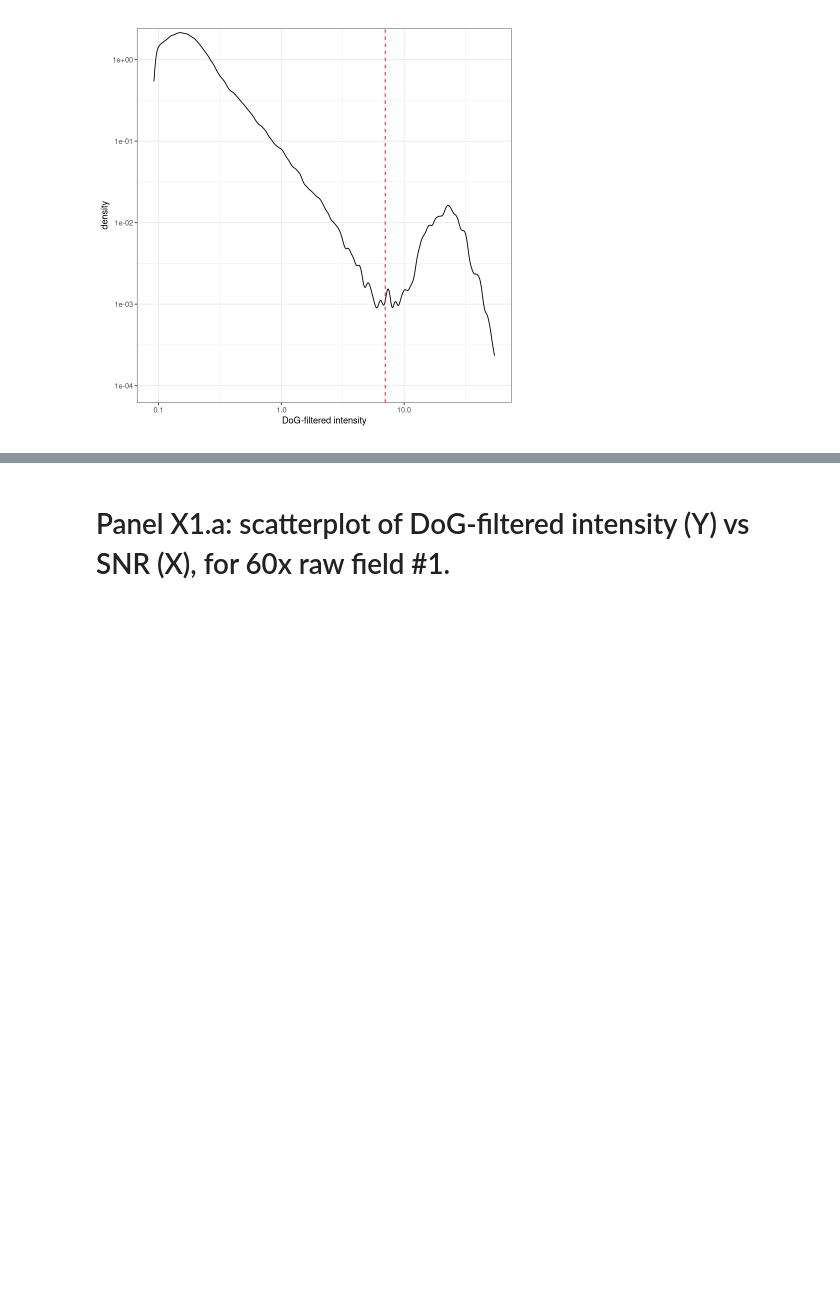
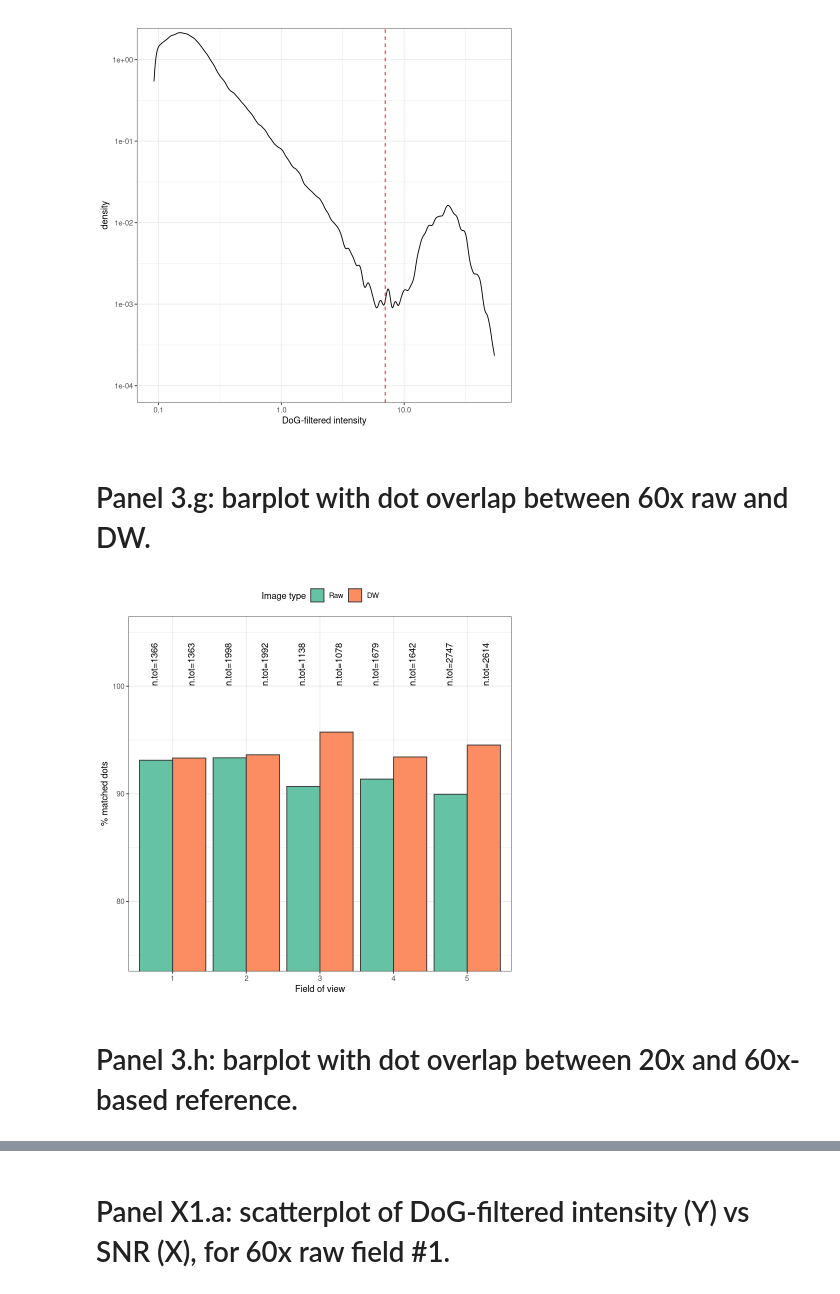
Before and after one commit to ggirelli/deconwolf-smFISH-analysis, a Jupyter notebook: notebooks/manuscript/1_panels.ipynb, the cells around one changed output, grey strips where cells are left out. Drawn from its saved outputs; the diff is of its cells as text; code cells hidden in the pictures; blank space fills up the shorter version.

```diff
--- a/notebooks/manuscript/1_panels.ipynb
+++ b/notebooks/manuscript/1_panels.ipynb
@@ -61,3 +61,20 @@ print(p)
 # %%
 ggsave(plot=p, file="panels/fig_3f.png", width=4, height=4)
 saveRDS(p, "panels_rds/fig_3f.rds")
+# %% [markdown]
+# Panel 3.g: barplot with dot overlap between 60x raw and DW.
+# %%
+counts = fread("../../data/60x_reference/matched_dots.field_thr.counts.tsv")[series_id <= 5]
+# %%
+pdata = melt(counts[, .(series_id, raw_matched=matched/raw_total, dw_matched=matched/dw_total)], "series_id")
+p = ggplot(pdata, aes(x=factor(series_id), fill=variable, y=value*100)) + geom_col(position="dodge", color="#323232") +
+    scale_fill_brewer("Image type", palette="Set2", labels=c("Raw", "DW")) + theme_bw() +
+    geom_text(data=counts[, .(series_id, variable="raw_matched", value=1, label=raw_total)],
+              aes(label=paste0("n.tot=", label)), angle=90, nudge_x=-.25, hjust=0) +
+    geom_text(data=counts[, .(series_id, variable="dw_matched", value=1, label=dw_total)],
+              aes(label=paste0("n.tot=", label)), angle=90, nudge_x=+.25, hjust=0) +
+    coord_cartesian(ylim=c(75, 105)) + theme(legend.position="top") +
+    labs(x="Field of view", y="% matched dots")
+print(p)
+# %% [output]
+[figure, added]
@@ -63,0 +84,2 @@ saveRDS(p, "panels_rds/fig_3f.rds")
+# %% [markdown]
+# Panel 3.h: barplot with dot overlap between 20x and 60x-based reference.
```
Also changed, not shown: parts of 6 cells of this notebook, 10 other files.
